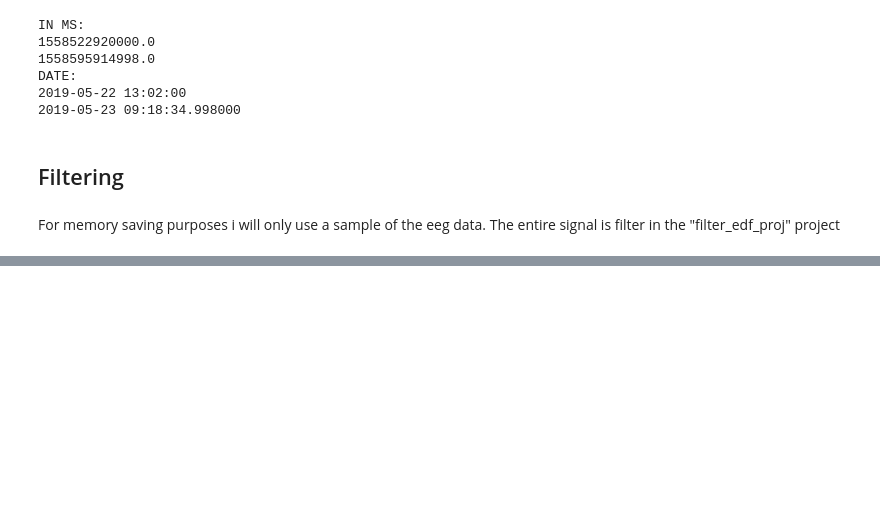
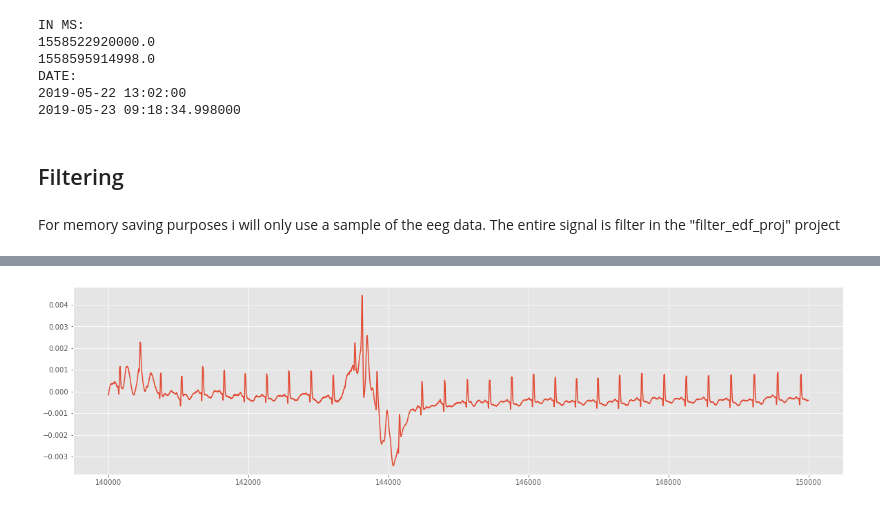
Before and after one commit to nikl1425/DeepLearning_Master, a Jupyter notebook: Master_Thesis_Project/Data_Analysis/ECG-Dataset-Køge.ipynb, the cells around one changed output, grey strips where cells are left out. Cells and saved outputs as stored; diff of their text form; code cells hidden in the pictures; blank space fills up the shorter version.

```diff
--- a/Master_Thesis_Project/Data_Analysis/ECG-Dataset-Køge.ipynb
+++ b/Master_Thesis_Project/Data_Analysis/ECG-Dataset-Køge.ipynb
@@ -220,0 +222,6 @@ plt.show()
+# %%
+plt.figure(figsize=(20,5))
+plt.plot(filt_sample[40000: 50000])
+plt.show()
+# %% [output]
+[figure, added]
```
Also changed, not shown: parts of 24 cells of this notebook.
